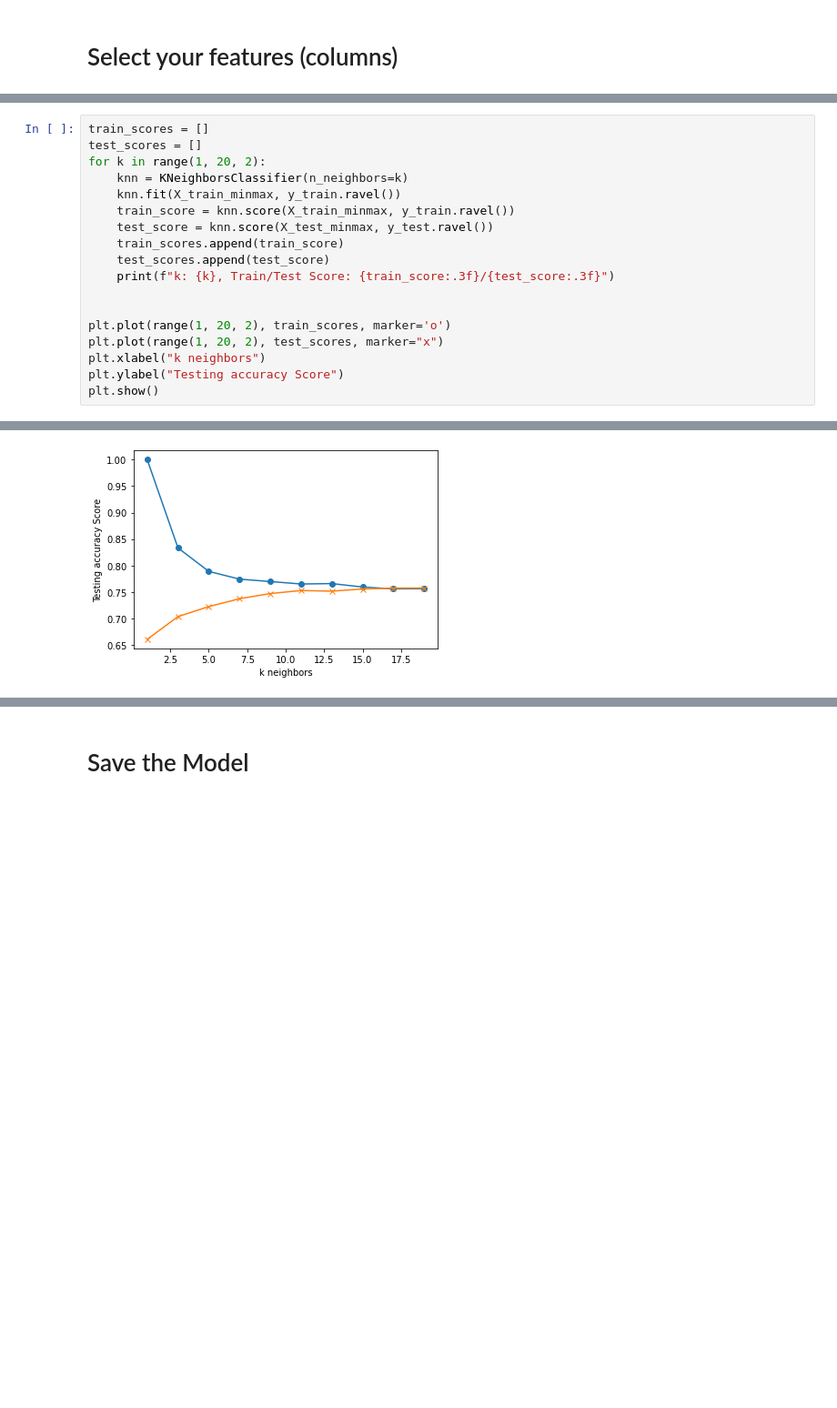
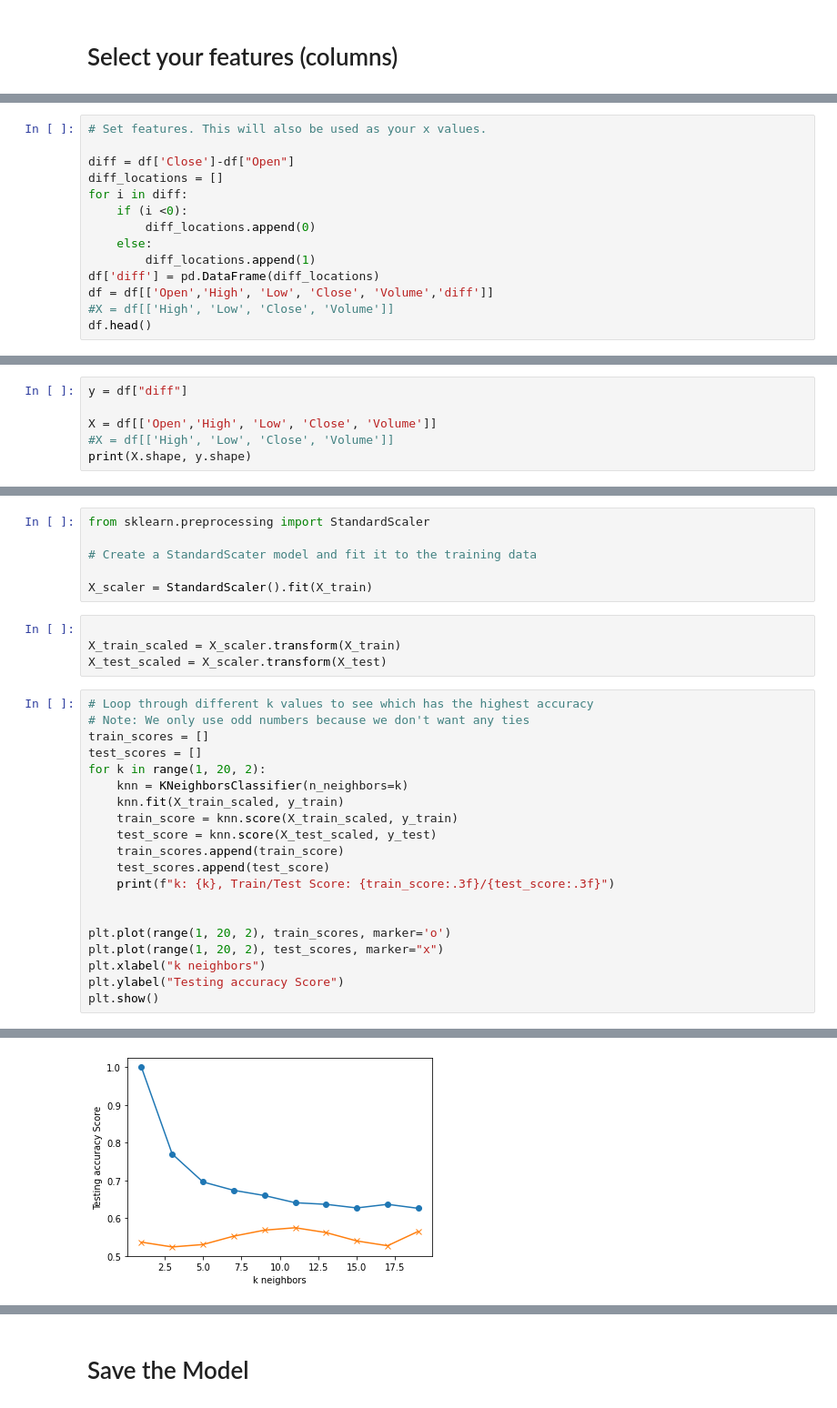
Before and after one commit to chinnamanaidu/rutgers_bootcamp_final_project, a Jupyter notebook: model_2.ipynb, the cells around one changed output, grey strips where cells are left out. Shown: that part at 91% size. Saved outputs shown, nothing was run; the diff lists cells and outputs as text; blank space fills up the shorter version.

```diff
--- a/model_2.ipynb
+++ b/model_2.ipynb
@@ -101,0 +42,14 @@ print(X)
+# %%
+# Set features. This will also be used as your x values.
+
+diff = df['Close']-df["Open"]
+diff_locations = []
+for i in diff:
+    if (i <0):
+        diff_locations.append(0)
+    else:
+        diff_locations.append(1)
+df['diff'] = pd.DataFrame(diff_locations)
+df = df[['Open','High', 'Low', 'Close', 'Volume','diff']]
+#X = df[['High', 'Low', 'Close', 'Volume']]
+df.head()
@@ -101,0 +63,6 @@ print(X)
+# %%
+y = df["diff"]
+
+X = df[['Open','High', 'Low', 'Close', 'Volume']]
+#X = df[['High', 'Low', 'Close', 'Volume']]
+print(X.shape, y.shape)
@@ -133,11 +76,23 @@ y_test_minmax = y_minmax.transform(y_test)
+# %%
+from sklearn.preprocessing import StandardScaler
+
+# Create a StandardScater model and fit it to the training data
+
+X_scaler = StandardScaler().fit(X_train)
+# %%
+
+X_train_scaled = X_scaler.transform(X_train)
+X_test_scaled = X_scaler.transform(X_test)
 # %%
+# Loop through different k values to see which has the highest accuracy
+# Note: We only use odd numbers because we don't want any ties
 train_scores = []
 test_scores = []
 for k in range(1, 20, 2):
     knn = KNeighborsClassifier(n_neighbors=k)
-    knn.fit(X_train_minmax, y_train.ravel())
-    train_score = knn.score(X_train_minmax, y_train.ravel())
-    test_score = knn.score(X_test_minmax, y_test.ravel())
+    knn.fit(X_train_scaled, y_train)
+    train_score = knn.score(X_train_scaled, y_train)
+    test_score = knn.score(X_test_scaled, y_test)
     train_scores.append(train_score)
     test_scores.append(test_score)
     print(f"k: {k}, Train/Test Score: {train_score:.3f}/{test_score:.3f}")
@@ -162 +117 @@ k: 19, Train/Test Score: 0.756/0.757
-[figure, old version]
+[figure, new version]
```
Also changed, not shown: parts of 27 cells of this notebook, 2 other files.
